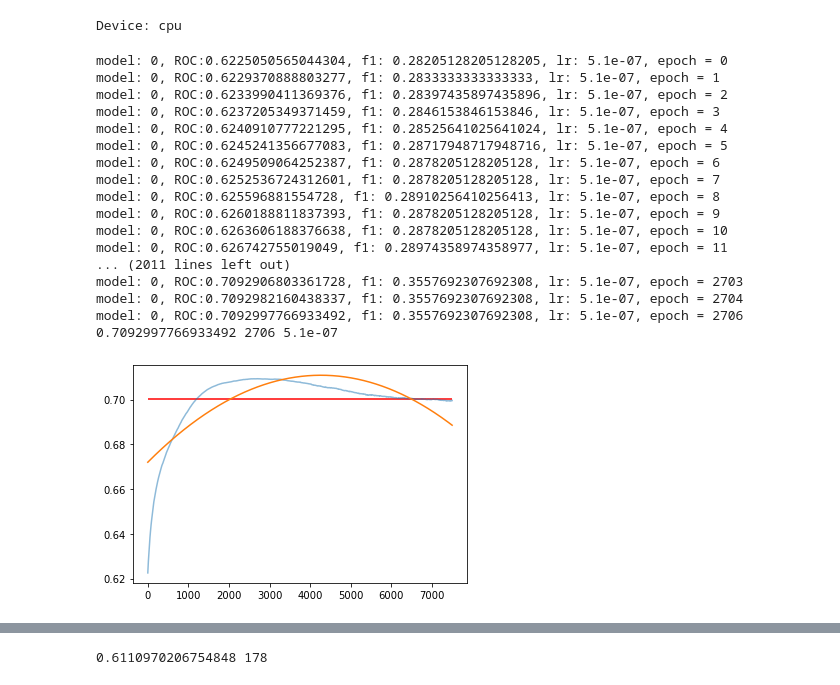
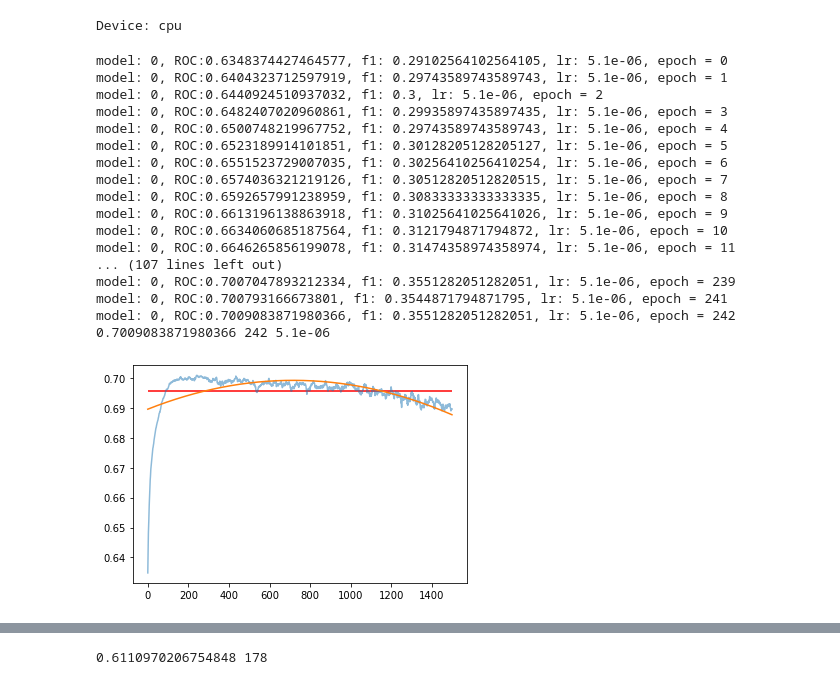
Before and after one commit to NielsvanOpstal/Thesis, a Jupyter notebook: RNN.ipynb, the cells around one changed output, grey strips where cells are left out. Saved outputs shown, nothing was run; the diff lists cells and outputs as text; code cells hidden in the pictures.

```diff
--- a/RNN.ipynb
+++ b/RNN.ipynb
@@ -300,17 +300,26 @@ model3 = RNN3().to(device)
 model4 = RNN4().to(device)
 model5 = RNN5().to(device)
 
-models = [model4]
+models = [2]
 # %%
 def train(models, X_train, Y_train, Y1_train, X_val, Y_val, Y1_val, num_epochs, lr, batch_per_e = 100 ):
 
     best_auc, best_f1, best_model, best_epoch, best_lr = 0,0,0,0,0
 
     for i, model in enumerate(models):
-        for lr in [0.00000051]:
+#         for lr in [0.00000051, 0.0000051]:
+        for lr in [0.0000051]:
+
+            if model == 0: model = RNN()
+            elif model ==1: model = RNN1()
+            elif model == 2: model = RNN2()
+            elif model == 3: model = RNN3()
+            elif model == 4: model = RNN4()
+            else: model = RNN5()
+
+            ROC_history = []
             optimizer = optim.Adam(model.parameters(), lr=lr)
             SigBCEloss = nn.BCEWithLogitsLoss()
-            ROC_history = []
 
             for epoch in range(num_epochs):
                 epoch_loss = []
@@ -368,24 +377,24 @@ def train(models, X_train, Y_train, Y1_train, X_val, Y_val, Y1_val, num_epochs,
     result = np.argmax(ROC_history)
     return best_auc, best_f1, best_model, best_epoch
 # %%
-n_epochs = 7500
+n_epochs = 1500
 hists = train(models, X_train_resample, Y_train_resample, Y1_17r, X_val, Y_val, Y1_18, n_epochs, 0.0000051)
 # %% [output]
-model: 0, ROC:0.6225050565044304, f1: 0.28205128205128205, lr: 5.1e-07, epoch = 0
-model: 0, ROC:0.6229370888803277, f1: 0.2833333333333333, lr: 5.1e-07, epoch = 1
-model: 0, ROC:0.6233990411369376, f1: 0.28397435897435896, lr: 5.1e-07, epoch = 2
-model: 0, ROC:0.6237205349371459, f1: 0.2846153846153846, lr: 5.1e-07, epoch = 3
-model: 0, ROC:0.6240910777221295, f1: 0.28525641025641024, lr: 5.1e-07, epoch = 4
-model: 0, ROC:0.6245241356677083, f1: 0.28717948717948716, lr: 5.1e-07, epoch = 5
-model: 0, ROC:0.6249509064252387, f1: 0.2878205128205128, lr: 5.1e-07, epoch = 6
-model: 0, ROC:0.6252536724312601, f1: 0.2878205128205128, lr: 5.1e-07, epoch = 7
-model: 0, ROC:0.625596881554728, f1: 0.28910256410256413, lr: 5.1e-07, epoch = 8
-model: 0, ROC:0.6260188811837393, f1: 0.2878205128205128, lr: 5.1e-07, epoch = 9
-model: 0, ROC:0.6263606188376638, f1: 0.2878205128205128, lr: 5.1e-07, epoch = 10
-model: 0, ROC:0.626742755019049, f1: 0.28974358974358977, lr: 5.1e-07, epoch = 11
-... (2011 lines left out)
-model: 0, ROC:0.7092906803361728, f1: 0.3557692307692308, lr: 5.1e-07, epoch = 2703
-model: 0, ROC:0.7092982160438337, f1: 0.3557692307692308, lr: 5.1e-07, epoch = 2704
-model: 0, ROC:0.7092997766933492, f1: 0.3557692307692308, lr: 5.1e-07, epoch = 2706
-0.7092997766933492 2706 5.1e-07
+model: 0, ROC:0.6348374427464577, f1: 0.29102564102564105, lr: 5.1e-06, epoch = 0
+model: 0, ROC:0.6404323712597919, f1: 0.29743589743589743, lr: 5.1e-06, epoch = 1
+model: 0, ROC:0.6440924510937032, f1: 0.3, lr: 5.1e-06, epoch = 2
+model: 0, ROC:0.6482407020960861, f1: 0.29935897435897435, lr: 5.1e-06, epoch = 3
+model: 0, ROC:0.6500748219967752, f1: 0.29743589743589743, lr: 5.1e-06, epoch = 4
+model: 0, ROC:0.6523189914101851, f1: 0.30128205128205127, lr: 5.1e-06, epoch = 5
+model: 0, ROC:0.6551523729007035, f1: 0.30256410256410254, lr: 5.1e-06, epoch = 6
+model: 0, ROC:0.6574036321219126, f1: 0.30512820512820515, lr: 5.1e-06, epoch = 7
+model: 0, ROC:0.6592657991238959, f1: 0.30833333333333335, lr: 5.1e-06, epoch = 8
+model: 0, ROC:0.6613196138863918, f1: 0.31025641025641026, lr: 5.1e-06, epoch = 9
+model: 0, ROC:0.6634060685187564, f1: 0.3121794871794872, lr: 5.1e-06, epoch = 10
+model: 0, ROC:0.6646265856199078, f1: 0.31474358974358974, lr: 5.1e-06, epoch = 11
+... (107 lines left out)
+model: 0, ROC:0.7007047893212334, f1: 0.3551282051282051, lr: 5.1e-06, epoch = 239
+model: 0, ROC:0.700793166673801, f1: 0.3544871794871795, lr: 5.1e-06, epoch = 241
+model: 0, ROC:0.7009083871980366, f1: 0.3551282051282051, lr: 5.1e-06, epoch = 242
+0.7009083871980366 242 5.1e-06
-[figure, old version]
+[figure, new version]
```
Also changed, not shown: parts of 3 cells of this notebook, 10 other files.
